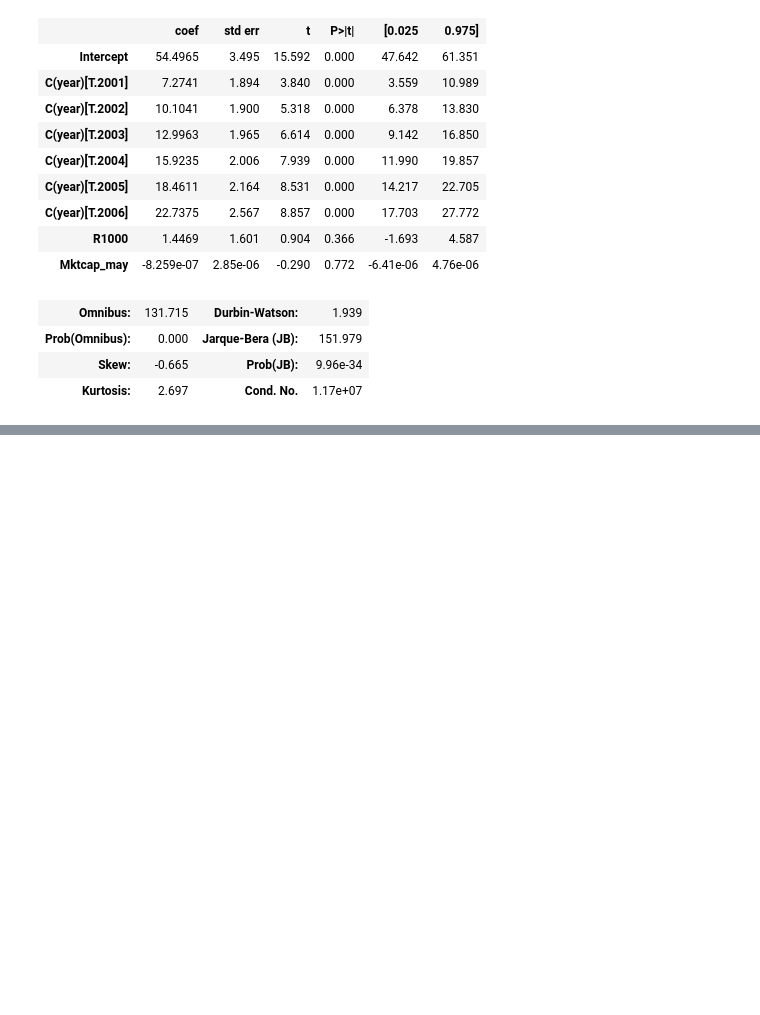
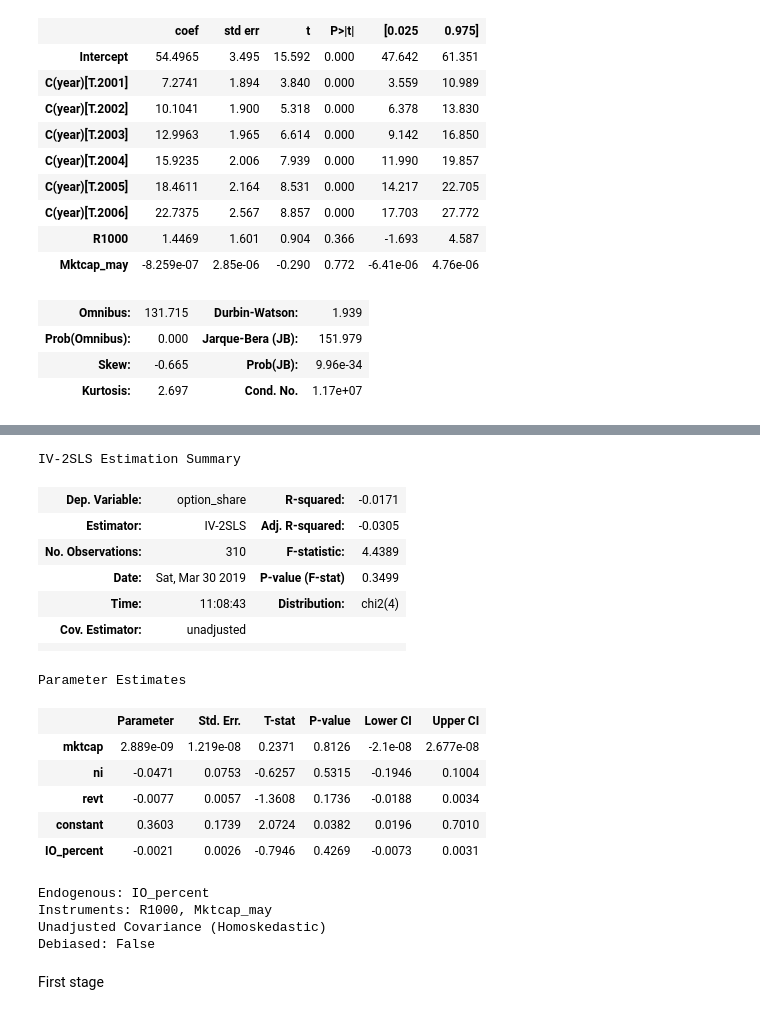
Before and after one commit to BarryKeee/ECON-4911-Research-Paper, a Jupyter notebook: clean data.ipynb, the cells around one changed output, grey strips where cells are left out. Saved outputs shown, nothing was run; the diff lists cells and outputs as text; code cells hidden in the pictures; blank space fills up the shorter version.

```diff
--- a/clean data.ipynb
+++ b/clean data.ipynb
@@ -818,3 +797,5 @@ OLS Regression Results
 | Prob(Omnibus): | 0.000 | Jarque-Bera (JB): | 151.979 |
 | Skew: | -0.665 | Prob(JB): | 9.96e-34 |
 | Kurtosis: | 2.697 | Cond. No. | 1.17e+07 |
+# %%
+execucomp_panel_use = execucomp_panel.reset_index()[execucomp_panel.reset_index()['year']<2007][execucomp_panel.reset_index()[execucomp_panel.reset_index()['year']<2007]['Rank'].apply(lambda x: all([x>800,x<1200]))].set_index('Rank')
@@ -820,0 +839,7 @@ OLS Regression Results
+# %%
+execucomp_panel_use['salary_share'] = execucomp_panel_use['salary'] / execucomp_panel_use['TDC1']
+execucomp_panel_use['bonus_share'] = execucomp_panel_use['bonus'] / execucomp_panel_use['TDC1']
+execucomp_panel_use['stock_share'] = execucomp_panel_use['Stock_award'] / execucomp_panel_use['TDC1']
+execucomp_panel_use['option_share'] = execucomp_panel_use['Option_award'] / execucomp_panel_use['TDC1']
+execucomp_panel_use['LTIP_share'] = execucomp_panel_use['LTIP'] / execucomp_panel_use['TDC1']
+execucomp_panel_use['Other_share'] = execucomp_panel_use['Other'] / execucomp_panel_use['TDC1']
@@ -820,0 +848,11 @@ OLS Regression Results
+# %%
+execucomp_panel_use['constant'] = 1
+
+IV = IV2SLS(dependent= execucomp_panel_use['option_share'],
+            exog = execucomp_panel_use[['mktcap','ni','revt','constant']],
+            endog = execucomp_panel_use['IO_percent'],
+            instruments = execucomp_panel_use[['R1000','Mktcap_may']]).fit(cov_type='unadjusted')
+IV.summary
+#model = smf.ols('IO_percent ~ R1000 + Mktcap_may + C(year)', data = execucomp_panel_use)
+#model.fit().summary()
+# %% [output]
@@ -820,0 +861,21 @@ OLS Regression Results
+IV-2SLS Estimation Summary
+| Dep. Variable: | option_share | R-squared: | -0.0171 |
+| Estimator: | IV-2SLS | Adj. R-squared: | -0.0305 |
+| No. Observations: | 310 | F-statistic: | 4.4389 |
+| Date: | Sat, Mar 30 2019 | P-value (F-stat) | 0.3499 |
+| Time: | 11:08:43 | Distribution: | chi2(4) |
+| Cov. Estimator: | unadjusted |  |  |
+|  |  |  |  |
+Parameter Estimates
+|  | Parameter | Std. Err. | T-stat | P-value | Lower CI | Upper CI |
+| mktcap | 2.889e-09 | 1.219e-08 | 0.2371 | 0.8126 | -2.1e-08 | 2.677e-08 |
+| ni | -0.0471 | 0.0753 | -0.6257 | 0.5315 | -0.1946 | 0.1004 |
+| revt | -0.0077 | 0.0057 | -1.3608 | 0.1736 | -0.0188 | 0.0034 |
+| constant | 0.3603 | 0.1739 | 2.0724 | 0.0382 | 0.0196 | 0.7010 |
+| IO_percent | -0.0021 | 0.0026 | -0.7946 | 0.4269 | -0.0073 | 0.0031 |
+Endogenous: IO_percent
+Instruments: R1000, Mktcap_may
+Unadjusted Covariance (Homoskedastic)
+Debiased: False
+# %% [markdown]
+First stage
```
Also changed, not shown: parts of 7 cells of this notebook.
